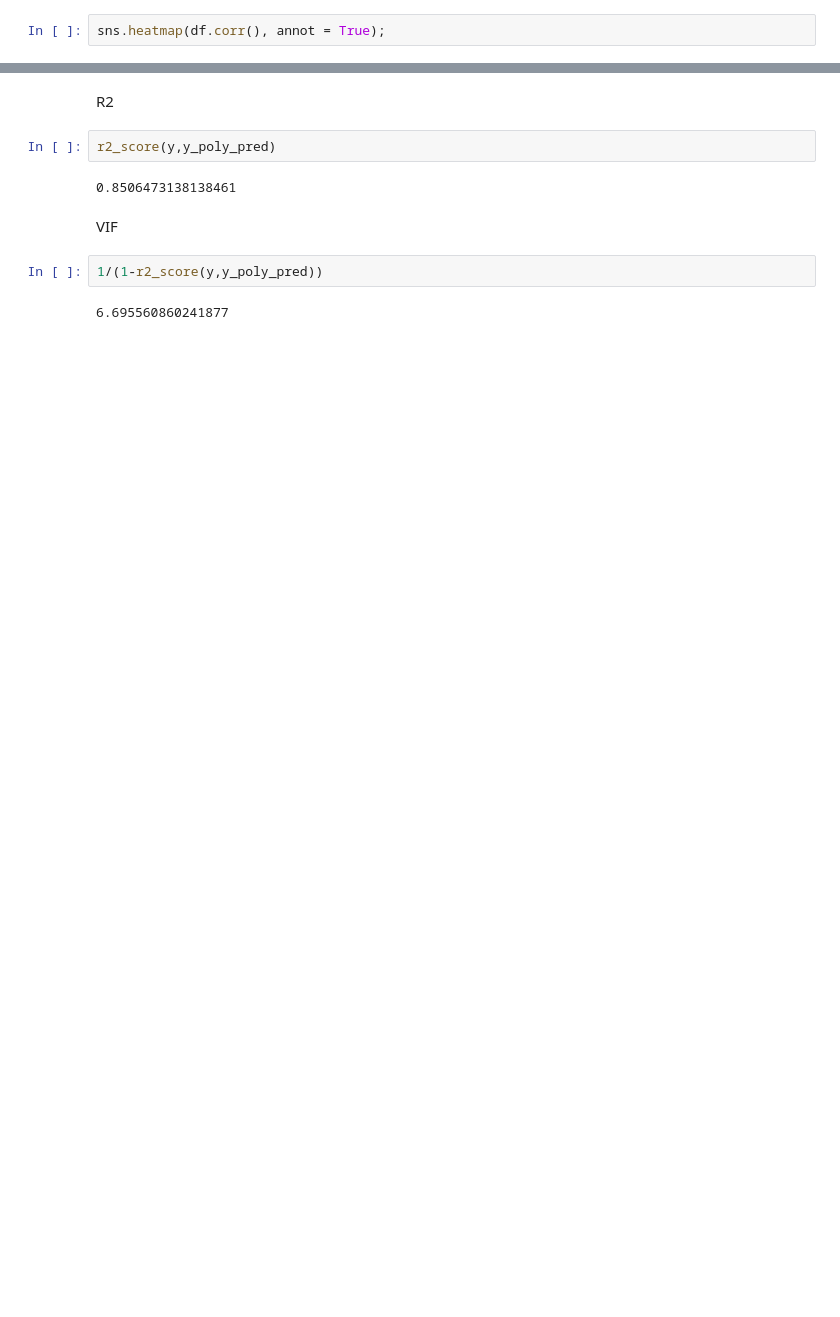
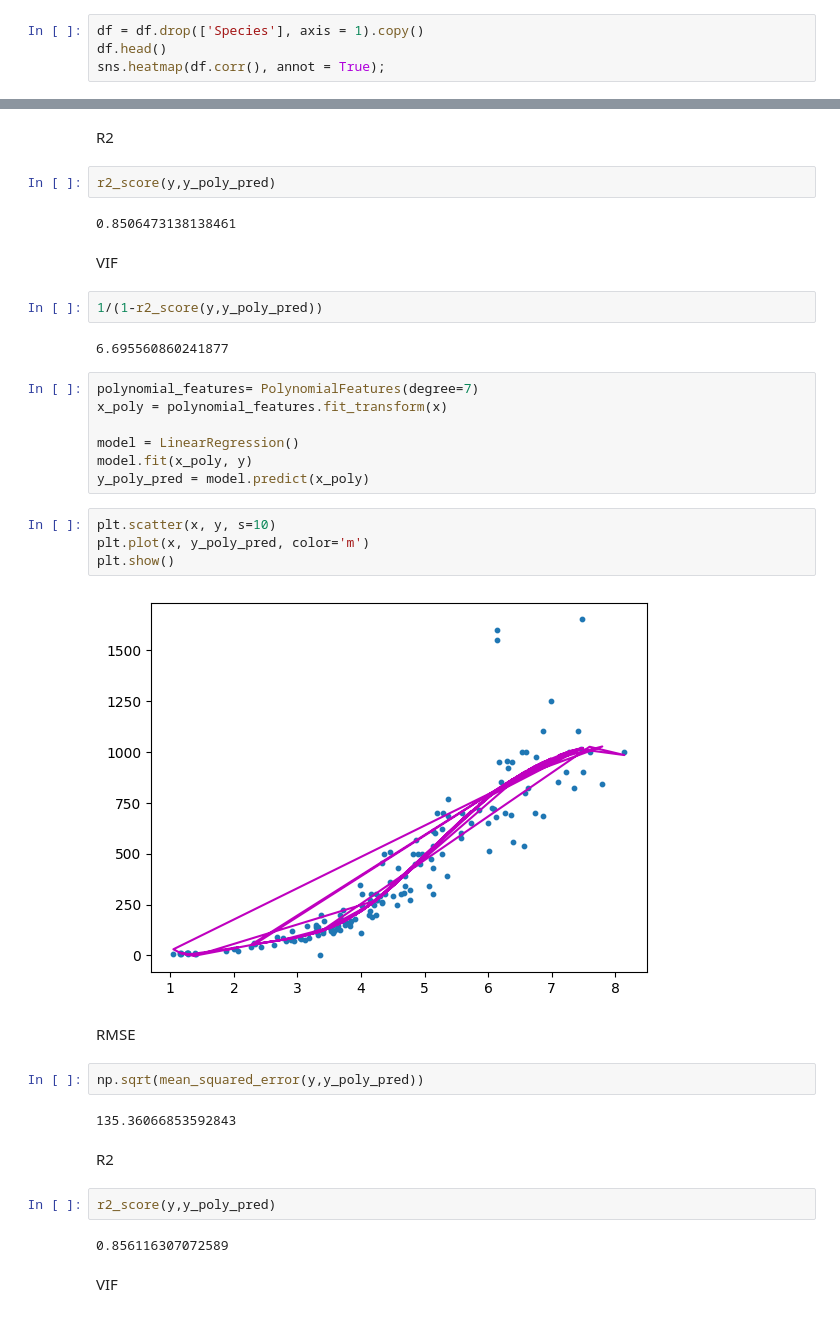
Before and after one commit to Gehlen05/Aprendizado-Maquina, a Jupyter notebook: Regressao_polinomial_mercado_peixe.ipynb, the cells around one changed output, grey strips where cells are left out. Drawn from its saved outputs; the diff is of its cells as text; blank space fills up the shorter version.

```diff
--- a/Regressao_polinomial_mercado_peixe.ipynb
+++ b/Regressao_polinomial_mercado_peixe.ipynb
@@ -50,6 +50,8 @@ df.describe()
 | 75% | 650.000000 | 32.700000 | 35.500000 | 39.650000 | 12.365900 | 5.584500 |
 | max | 1650.000000 | 59.000000 | 63.400000 | 68.000000 | 18.957000 | 8.142000 |
 # %%
+df = df.drop(['Species'], axis = 1).copy()
+df.head()
 sns.heatmap(df.corr(), annot = True);
 # %% [output]
 [figure]
@@ -165,3 +167,30 @@ VIF
 1/(1-r2_score(y,y_poly_pred))
 # %% [output]
 6.695560860241877
+# %%
+polynomial_features= PolynomialFeatures(degree=7)
+x_poly = polynomial_features.fit_transform(x)
+
+model = LinearRegression()
+model.fit(x_poly, y)
+y_poly_pred = model.predict(x_poly)
+# %%
+plt.scatter(x, y, s=10)
+plt.plot(x, y_poly_pred, color='m')
+plt.show()
+# %% [output]
+[figure, added]
+# %% [markdown]
+RMSE
+# %%
+np.sqrt(mean_squared_error(y,y_poly_pred))
+# %% [output]
+135.36066853592843
+# %% [markdown]
+R2
+# %%
+r2_score(y,y_poly_pred)
+# %% [output]
+0.856116307072589
+# %% [markdown]
+VIF
```
Also changed, not shown: parts of 1 cell of this notebook, 1 other file.
